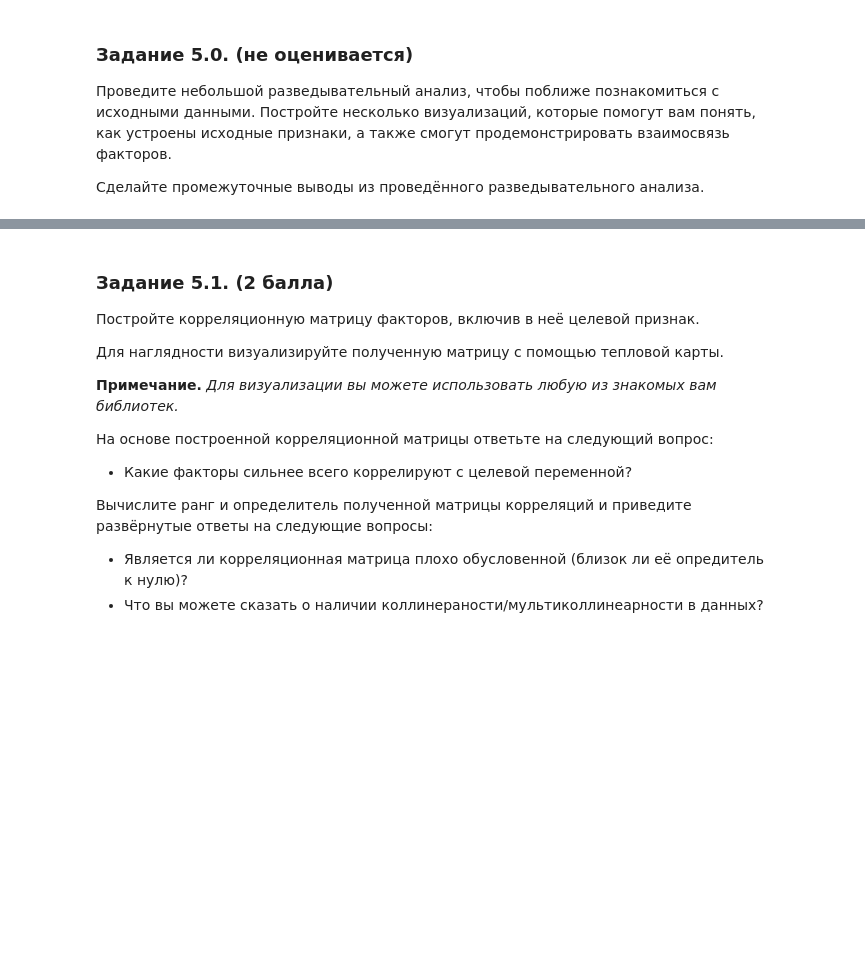
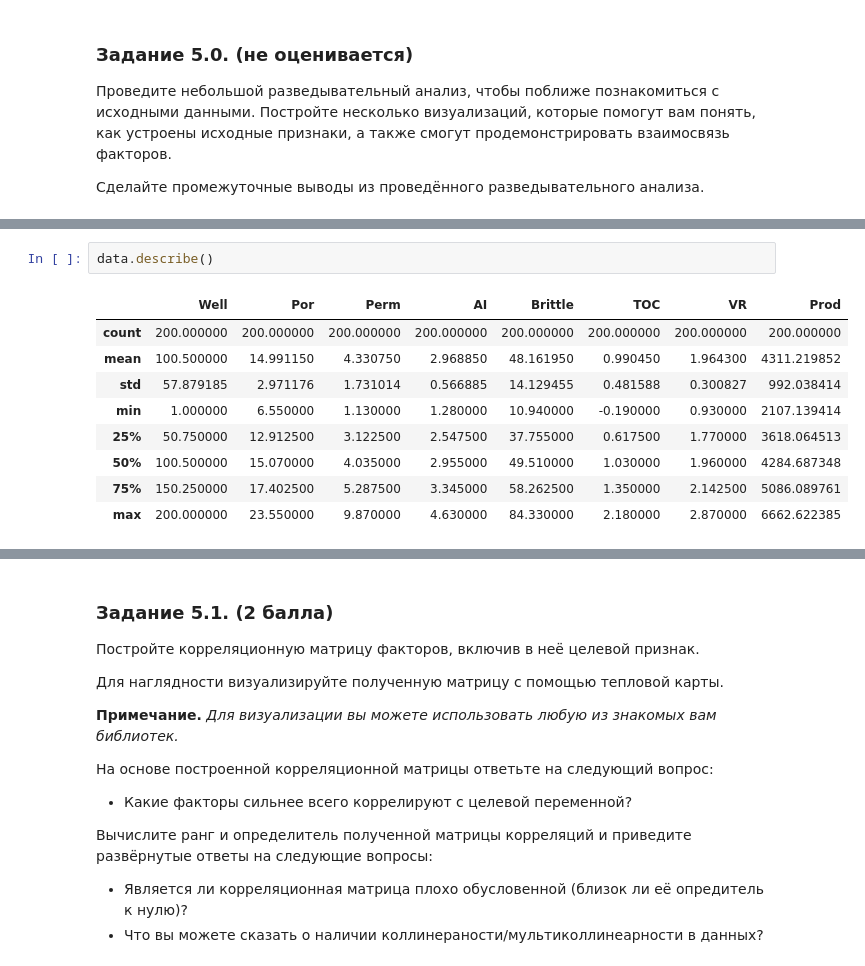
Before and after one commit to Blooodniy/SF_DS, a Jupyter notebook: MATH&ML/MATH&ML-2. Линейная алгебра в контексте линейных методов. Часть II/MATH_ML-2._Практика.ipynb, the cells around one changed output, grey strips where cells are left out. Cells and saved outputs as stored; diff of their text form; blank space fills up the shorter version.

```diff
--- a/MATH&ML/MATH&ML-2. Линейная алгебра в контексте линейных методов. Часть II/MATH_ML-2._Практика.ipynb
+++ b/MATH&ML/MATH&ML-2. Линейная алгебра в контексте линейных методов. Часть II/MATH_ML-2._Практика.ipynb
@@ -61,0 +80,12 @@ data.head()
+# %%
+data.describe()
+# %% [output]
+|  | Well | Por | Perm | AI | Brittle | TOC | VR | Prod |
+| count | 200.000000 | 200.000000 | 200.000000 | 200.000000 | 200.000000 | 200.000000 | 200.000000 | 200.000000 |
+| mean | 100.500000 | 14.991150 | 4.330750 | 2.968850 | 48.161950 | 0.990450 | 1.964300 | 4311.219852 |
+| std | 57.879185 | 2.971176 | 1.731014 | 0.566885 | 14.129455 | 0.481588 | 0.300827 | 992.038414 |
+| min | 1.000000 | 6.550000 | 1.130000 | 1.280000 | 10.940000 | -0.190000 | 0.930000 | 2107.139414 |
+| 25% | 50.750000 | 12.912500 | 3.122500 | 2.547500 | 37.755000 | 0.617500 | 1.770000 | 3618.064513 |
+| 50% | 100.500000 | 15.070000 | 4.035000 | 2.955000 | 49.510000 | 1.030000 | 1.960000 | 4284.687348 |
+| 75% | 150.250000 | 17.402500 | 5.287500 | 3.345000 | 58.262500 | 1.350000 | 2.142500 | 5086.089761 |
+| max | 200.000000 | 23.550000 | 9.870000 | 4.630000 | 84.330000 | 2.180000 | 2.870000 | 6662.622385 |
```
Also changed, not shown: parts of 12 cells of this notebook, 1 other file.
